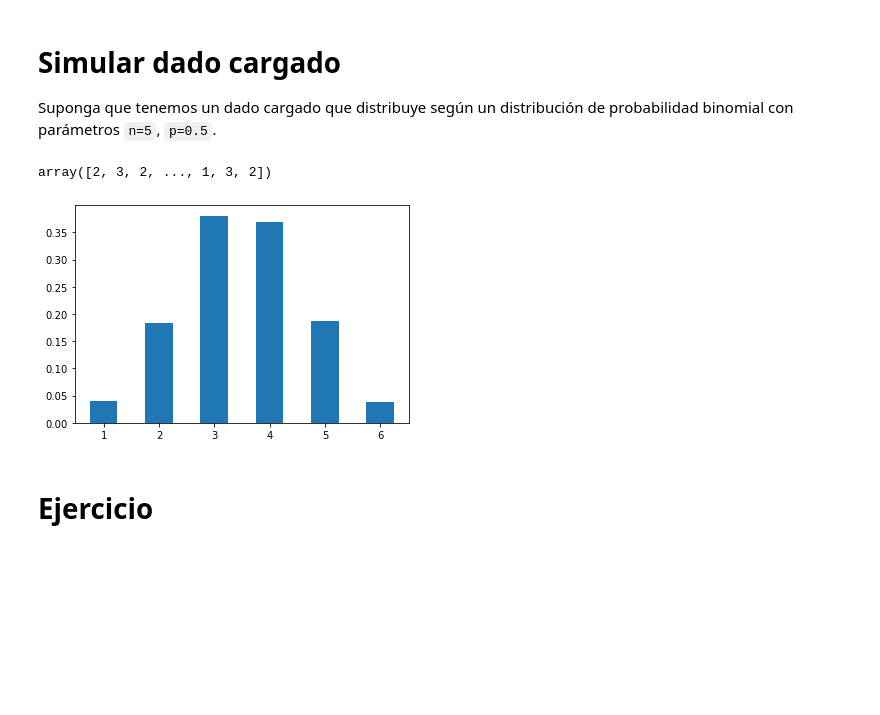
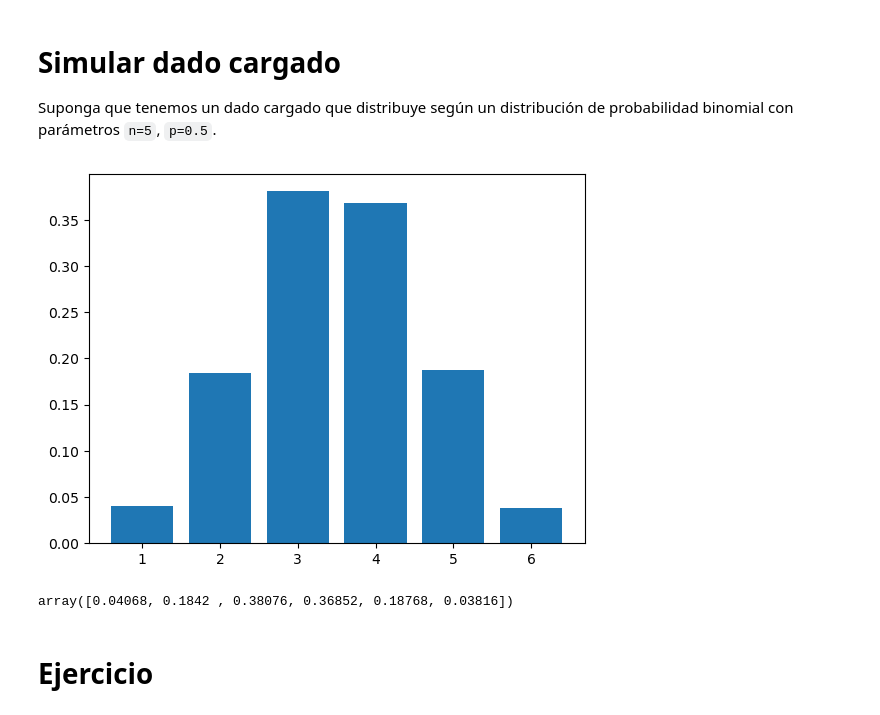
Before and after one commit to jjdegmal/SPF-2023-I, a Jupyter notebook: TEMA-1/Clase7_EjemplosSimulacion.ipynb, the cells around one changed output. Saved outputs shown, nothing was run; the diff lists cells and outputs as text; code cells hidden in the pictures; blank space fills up the shorter version.

```diff
--- a/TEMA-1/Clase7_EjemplosSimulacion.ipynb
+++ b/TEMA-1/Clase7_EjemplosSimulacion.ipynb
@@ -100,11 +215,20 @@ Suponga que tenemos un dado cargado que distribuye según un distribución de pr
 # %%
 np.random.seed(344)
 # Graficar el histograma de 1000 lanazamientos del dado
 # Cómo graficar un diagrama de barras con matplotlib
 # https://www.tutorialspoint.com/matplotlib/matplotlib_bar_plot.htm
+n, p, N = 5, 0.5, 10000
+
+dado = st.binom(n, p).rvs(size=N) + 1
+y, _ = np.histogram(dado, 6, normed=True )
+y
+plt.bar(np.arange(1, 7) ,y);
 # %% [output]
-array([2, 3, 2, ..., 1, 3, 2])
-[figure, old version]
+[figure, new version]
+# %%
+y
+# %% [output]
+array([0.04068, 0.1842 , 0.38076, 0.36852, 0.18768, 0.03816])
 # %% [markdown]
 # Ejercicio
 # %% [markdown]
```
Also changed, not shown: parts of 15 cells of this notebook, 1 other file.
